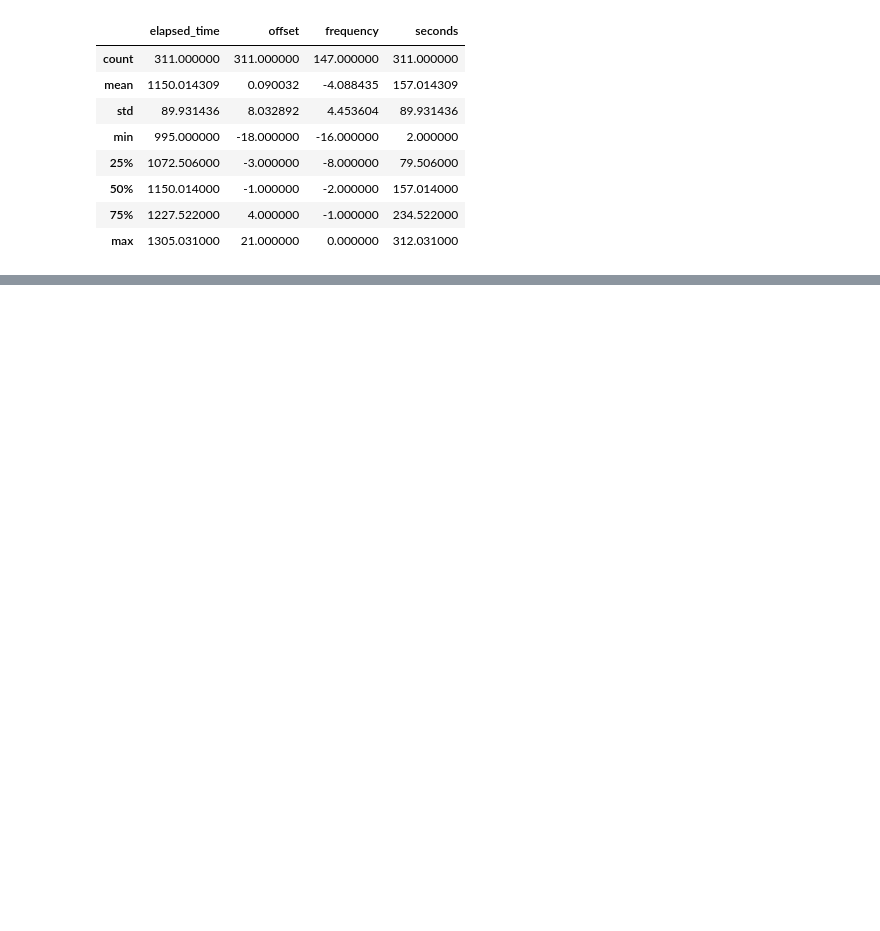
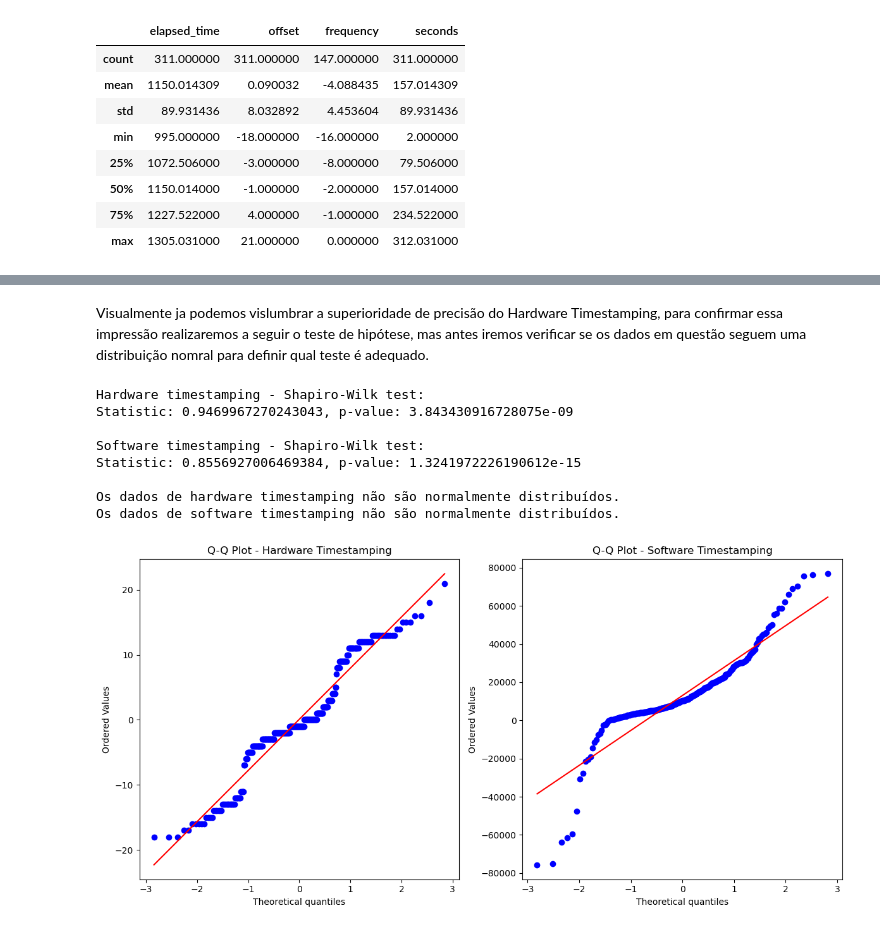
Before and after one commit to jvictorferreira3301/LPTP_Analyzer, a Jupyter notebook: LPTP_Analyzer.ipynb, the cells around one changed output, grey strips where cells are left out. Drawn from its saved outputs; the diff is of its cells as text; code cells hidden in the pictures; blank space fills up the shorter version.

Commit message:
test I finished. TODO: some adjusts

```diff
--- a/LPTP_Analyzer.ipynb
+++ b/LPTP_Analyzer.ipynb
@@ -169,0 +182,50 @@ plt.show()
+# %% [markdown]
+Visualmente ja podemos vislumbrar a superioridade de precisão do Hardware Timestamping, para confirmar essa impressão realizaremos a seguir o teste de hipótese, mas antes iremos verificar se os dados em questão seguem uma distribuição nomral para definir qual teste é adequado.
+# %%
+offsets_hardware = df_h_log['offset']
+offsets_software = df_s_log['offset']
+
+# Teste de Shapiro
+shapiro_hardware = shapiro(offsets_hardware)
+shapiro_software = shapiro(offsets_software)
+
+print("Hardware timestamping - Shapiro-Wilk test:")
+print(f"Statistic: {shapiro_hardware.statistic}, p-value: {shapiro_hardware.pvalue}")
+
+print("\nSoftware timestamping - Shapiro-Wilk test:")
+print(f"Statistic: {shapiro_software.statistic}, p-value: {shapiro_software.pvalue}")
+
+alpha = 0.05
+if shapiro_hardware.pvalue < alpha:
+    print("\nOs dados de hardware timestamping não são normalmente distribuídos.")
+else:
+    print("\nOs dados de hardware timestamping são normalmente distribuídos.")
+
+if shapiro_software.pvalue < alpha:
+    print("Os dados de software timestamping não são normalmente distribuídos.")
+else:
+    print("Os dados de software timestamping são normalmente distribuídos.")
+
+# Q-Q Plot para visualização
+plt.figure(figsize=(12, 6))
+
+plt.subplot(1, 2, 1)
+stats.probplot(offsets_hardware, dist="norm", plot=plt)
+plt.title('Q-Q Plot - Hardware Timestamping')
+
+plt.subplot(1, 2, 2)
+stats.probplot(offsets_software, dist="norm", plot=plt)
+plt.title('Q-Q Plot - Software Timestamping')
+
+plt.tight_layout()
+plt.show()
+# %% [output]
+Hardware timestamping - Shapiro-Wilk test:
+Statistic: 0.9469967270243043, p-value: 3.843430916728075e-09
+
+Software timestamping - Shapiro-Wilk test:
+Statistic: 0.8556927006469384, p-value: 1.3241972226190612e-15
+
+Os dados de hardware timestamping não são normalmente distribuídos.
+Os dados de software timestamping não são normalmente distribuídos.
+[figure, added]
```
Also changed, not shown: parts of 21 cells of this notebook.
